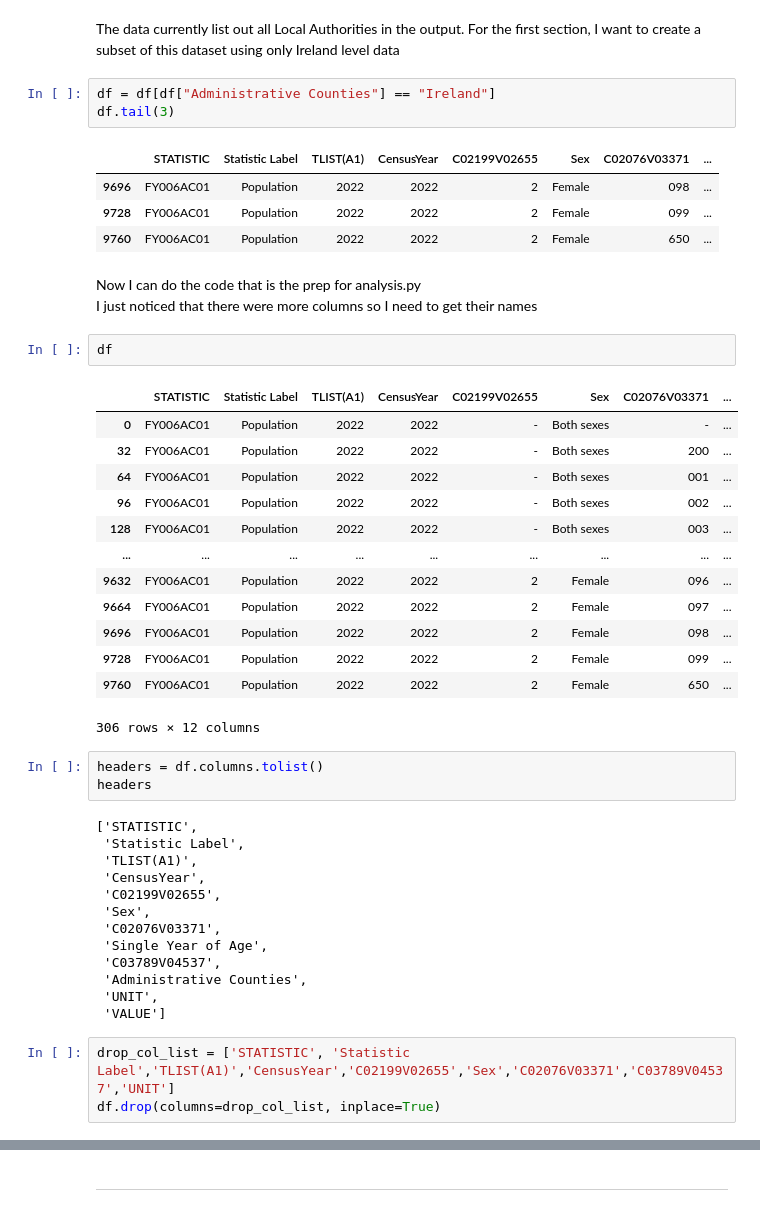
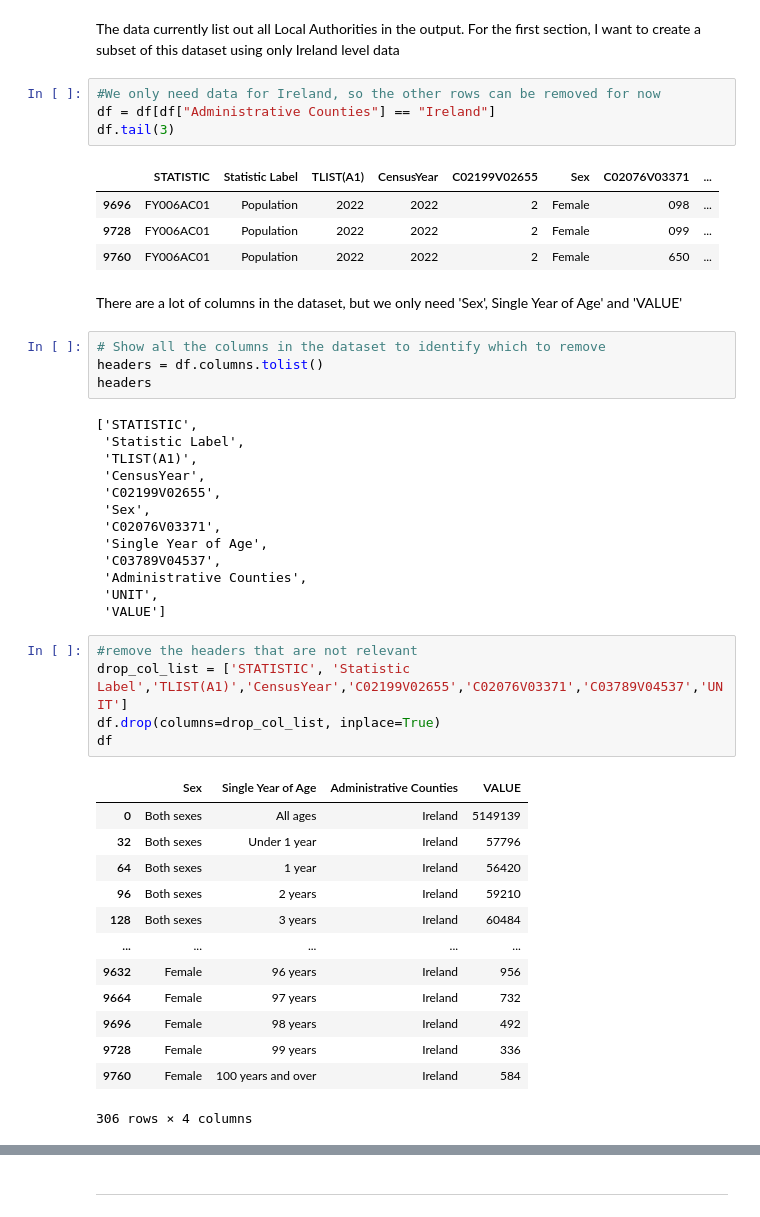
Before and after one commit to FaolanH/programming-for-data-analytics, a Jupyter notebook: pfda-assignments/assignment05-population.ipynb, the cells around one changed output, grey strips where cells are left out. Drawn from its saved outputs; the diff is of its cells as text.

```diff
--- a/pfda-assignments/assignment05-population.ipynb
+++ b/pfda-assignments/assignment05-population.ipynb
@@ -41,6 +44,7 @@ df.tail(3)
 # %% [markdown]
 The data currently list out all Local Authorities in the output. For the first section, I want to create a subset of this dataset using only Ireland level data
 # %%
+#We only need data for Ireland, so the other rows can be removed for now
 df = df[df["Administrative Counties"] == "Ireland"]
 df.tail(3)
 # %% [output]
@@ -48,26 +52,10 @@ df.tail(3)
 | 9696 | FY006AC01 | Population | 2022 | 2022 | 2 | Female | 098 | ... |
 | 9728 | FY006AC01 | Population | 2022 | 2022 | 2 | Female | 099 | ... |
 | 9760 | FY006AC01 | Population | 2022 | 2022 | 2 | Female | 650 | ... |
-# %% [markdown]
-Now I can do the code that is the prep for analysis.py
-I just noticed that there were more columns so I need to get their names
-# %%
-df
-# %% [output]
-|  | STATISTIC | Statistic Label | TLIST(A1) | CensusYear | C02199V02655 | Sex | C02076V03371 | ... |
-| 0 | FY006AC01 | Population | 2022 | 2022 | - | Both sexes | - | ... |
-| 32 | FY006AC01 | Population | 2022 | 2022 | - | Both sexes | 200 | ... |
-| 64 | FY006AC01 | Population | 2022 | 2022 | - | Both sexes | 001 | ... |
-| 96 | FY006AC01 | Population | 2022 | 2022 | - | Both sexes | 002 | ... |
-| 128 | FY006AC01 | Population | 2022 | 2022 | - | Both sexes | 003 | ... |
-| ... | ... | ... | ... | ... | ... | ... | ... | ... |
-| 9632 | FY006AC01 | Population | 2022 | 2022 | 2 | Female | 096 | ... |
-| 9664 | FY006AC01 | Population | 2022 | 2022 | 2 | Female | 097 | ... |
-| 9696 | FY006AC01 | Population | 2022 | 2022 | 2 | Female | 098 | ... |
-| 9728 | FY006AC01 | Population | 2022 | 2022 | 2 | Female | 099 | ... |
-| 9760 | FY006AC01 | Population | 2022 | 2022 | 2 | Female | 650 | ... |
-306 rows × 12 columns
+# %% [markdown]
+There are a lot of columns in the dataset, but we only need 'Sex', Single Year of Age' and 'VALUE'
 # %%
+# Show all the columns in the dataset to identify which to remove
 headers = df.columns.tolist()
 headers
 # %% [output]
@@ -84,6 +72,22 @@ headers
  'UNIT',
  'VALUE']
 # %%
-drop_col_list = ['STATISTIC', 'Statistic Label','TLIST(A1)','CensusYear','C02199V02655','Sex','C02076V03371','C03789V04537','UNIT']
+#remove the headers that are not relevant
+drop_col_list = ['STATISTIC', 'Statistic Label','TLIST(A1)','CensusYear','C02199V02655','C02076V03371','C03789V04537','UNIT']
 df.drop(columns=drop_col_list, inplace=True)
+df
+# %% [output]
+|  | Sex | Single Year of Age | Administrative Counties | VALUE |
+| 0 | Both sexes | All ages | Ireland | 5149139 |
+| 32 | Both sexes | Under 1 year | Ireland | 57796 |
+| 64 | Both sexes | 1 year | Ireland | 56420 |
+| 96 | Both sexes | 2 years | Ireland | 59210 |
+| 128 | Both sexes | 3 years | Ireland | 60484 |
+| ... | ... | ... | ... | ... |
+| 9632 | Female | 96 years | Ireland | 956 |
+| 9664 | Female | 97 years | Ireland | 732 |
+| 9696 | Female | 98 years | Ireland | 492 |
+| 9728 | Female | 99 years | Ireland | 336 |
+| 9760 | Female | 100 years and over | Ireland | 584 |
+306 rows × 4 columns
 # %%
```
Also changed, not shown: parts of 21 cells of this notebook.
